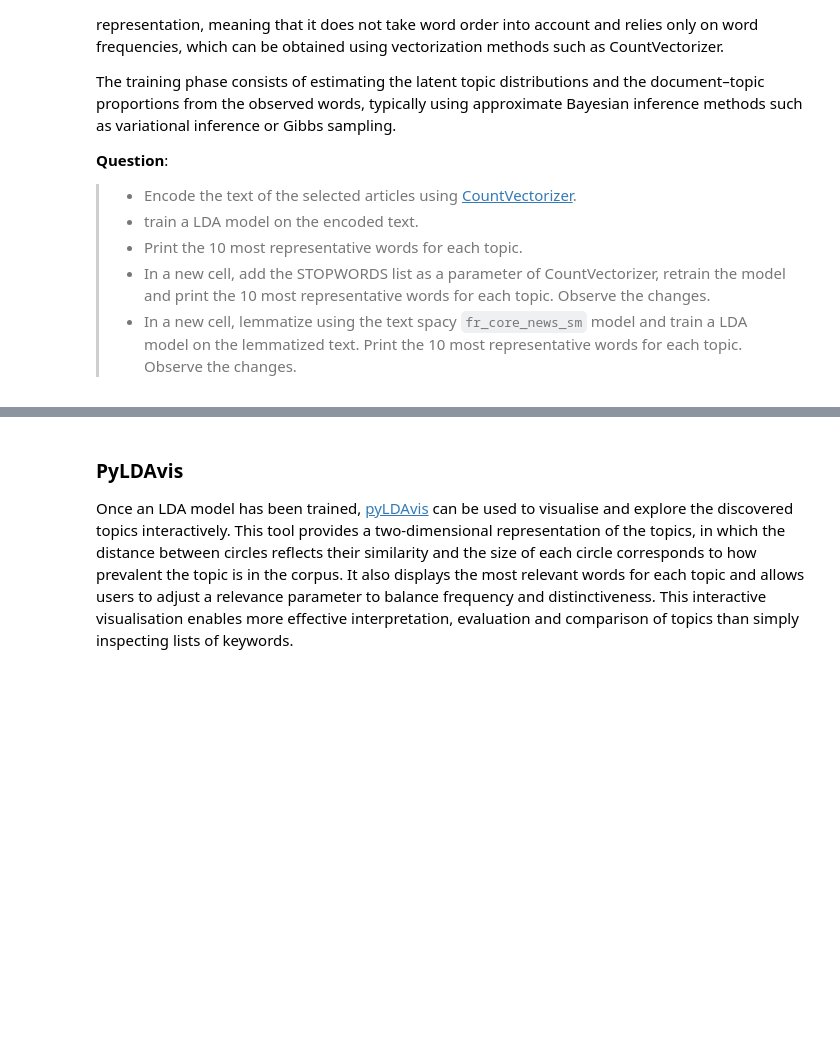
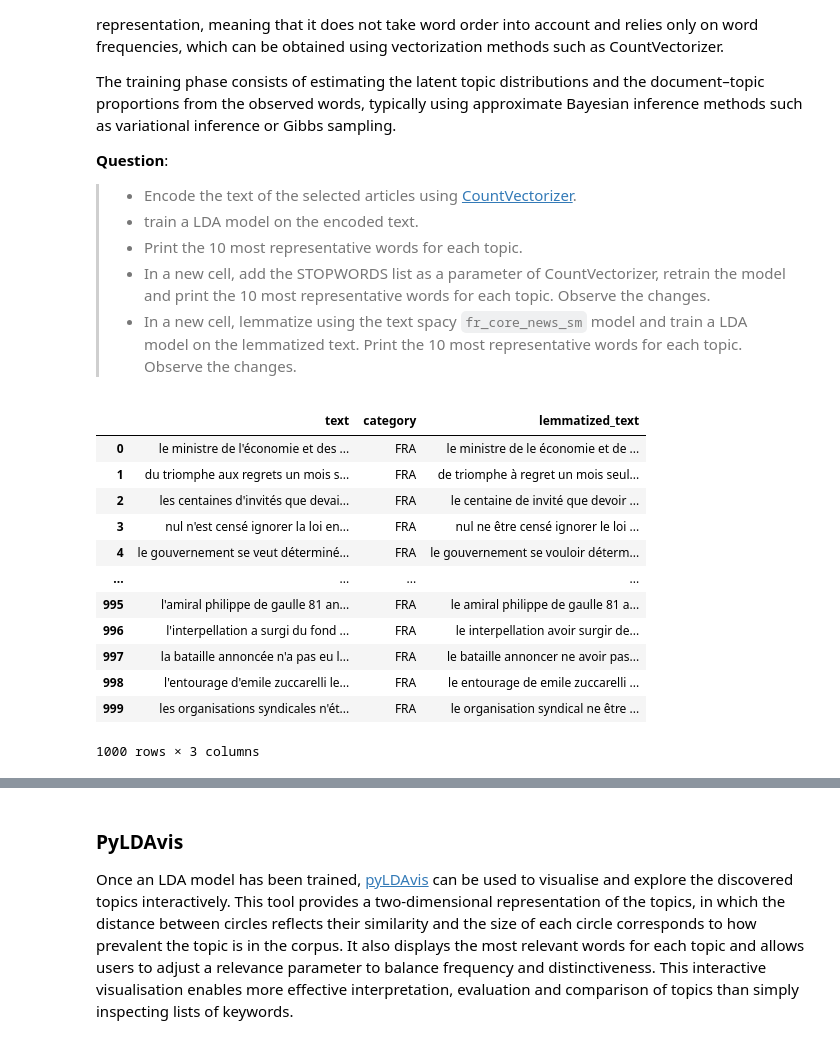
Before and after one commit to fjacquetin/NLP_topic, a Jupyter notebook: nlp-lab-topic.ipynb, the cells around one changed output, grey strips where cells are left out. Cells and saved outputs as stored; diff of their text form; code cells hidden in the pictures; blank space fills up the shorter version.

```diff
--- a/nlp-lab-topic.ipynb
+++ b/nlp-lab-topic.ipynb
@@ -69,3 +95,19 @@ n_topics = 10
 STOPWORDS = [x.strip() for x in open('data/stop_word_fr.txt').readlines()]
 nlp = spacy.load("fr_core_news_sm", disable=["parser", "ner"])
 df['lemmatized_text'] = [" ".join([token.lemma_ for token in doc]) for doc in nlp.pipe(df['text'])]
+# %%
+df
+# %% [output]
+|  | text | category | lemmatized_text |
+| 0 | le ministre de l'économie et des ... | FRA | le ministre de le économie et de ... |
+| 1 | du triomphe aux regrets un mois s... | FRA | de triomphe à regret un mois seul... |
+| 2 | les centaines d'invités que devai... | FRA | le centaine de invité que devoir ... |
+| 3 | nul n'est censé ignorer la loi en... | FRA | nul ne être censé ignorer le loi ... |
+| 4 | le gouvernement se veut déterminé... | FRA | le gouvernement se vouloir déterm... |
+| ... | ... | ... | ... |
+| 995 | l'amiral philippe de gaulle 81 an... | FRA | le amiral philippe de gaulle 81 a... |
+| 996 | l'interpellation a surgi du fond ... | FRA | le interpellation avoir surgir de... |
+| 997 | la bataille annoncée n'a pas eu l... | FRA | le bataille annoncer ne avoir pas... |
+| 998 | l'entourage d'emile zuccarelli le... | FRA | le entourage de emile zuccarelli ... |
+| 999 | les organisations syndicales n'ét... | FRA | le organisation syndical ne être ... |
+1000 rows × 3 columns
```
Also changed, not shown: parts of 14 cells of this notebook, 4 other files.
